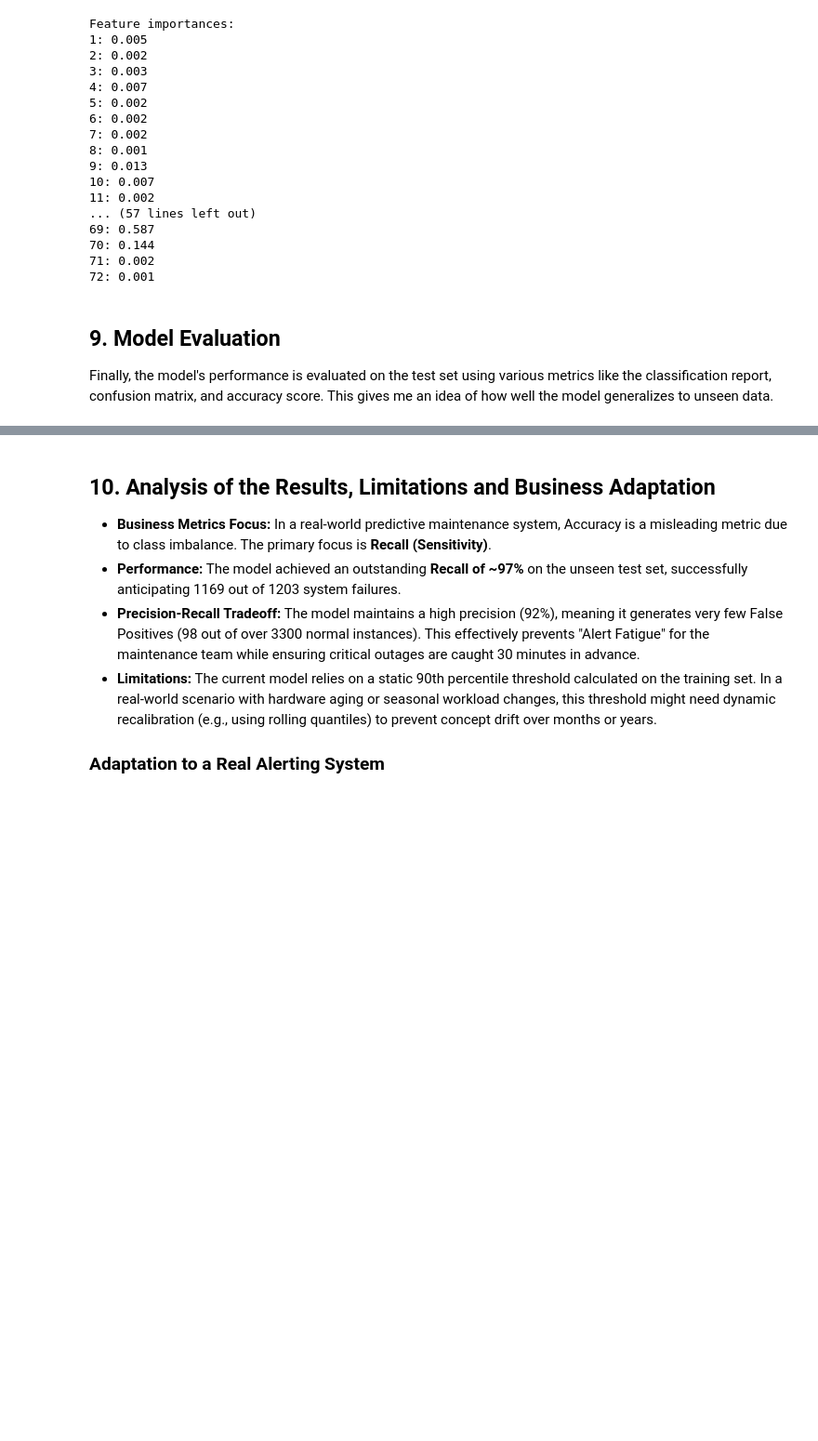
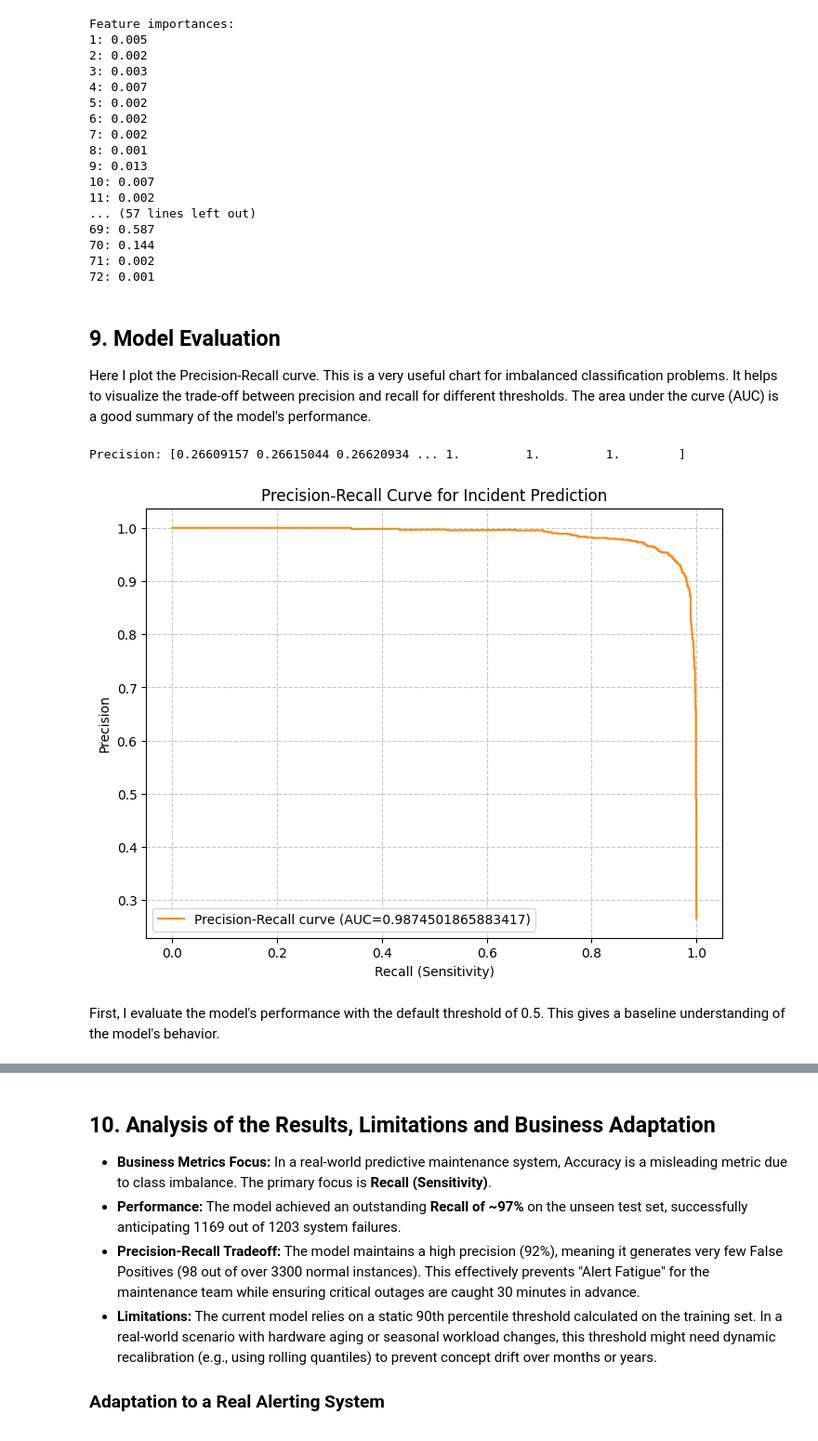
Before and after one commit to Saku4321/timeseries-incident-prediction, a Jupyter notebook: notebooks/nt0.ipynb, the cells around one changed output, grey strips where cells are left out. Shown at 93% size. Saved outputs shown, nothing was run; the diff lists cells and outputs as text; code cells hidden in the pictures; blank space fills up the shorter version.

```diff
--- a/notebooks/nt0.ipynb
+++ b/notebooks/nt0.ipynb
@@ -193,6 +193,28 @@ Feature importances:
 72: 0.001
 # %% [markdown]
 ## 9. Model Evaluation
-Finally, the model's performance is evaluated on the test set using various metrics like the classification report, confusion matrix, and accuracy score. This gives me an idea of how well the model generalizes to unseen data.
+Here I plot the Precision-Recall curve. This is a very useful chart for imbalanced classification problems. It helps to visualize the trade-off between precision and recall for different thresholds. The area under the curve (AUC) is a good summary of the model's performance.
+# %%
+import matplotlib.pyplot as plt
+from sklearn.metrics import precision_recall_curve, auc, confusion_matrix
+
+y_probs = model.predict_proba(X_test)[:,1]
+
+precision, recall, threshold = precision_recall_curve(y_test, y_probs)
+pr_auc = auc(recall, precision)
+print(f'Precision: {precision}')
+plt.figure(figsize=[8,6])
+plt.plot(recall, precision,color='darkorange', label=f'Precision-Recall curve (AUC={pr_auc})')
+plt.xlabel('Recall (Sensitivity)')
+plt.ylabel('Precision')
+plt.title('Precision-Recall Curve for Incident Prediction')
+plt.legend(loc="lower left")
+plt.grid(True,linestyle='--',alpha=0.7  )
+plt.show()
+# %% [output]
+Precision: [0.26609157 0.26615044 0.26620934 ... 1.         1.         1.        ]
+[figure, added]
+# %% [markdown]
+First, I evaluate the model's performance with the default threshold of 0.5. This gives a baseline understanding of the model's behavior.
 # %%
 from sklearn.metrics import classification_report, confusion_matrix, accuracy_score
```
Also changed, not shown: parts of 4 cells of this notebook.
